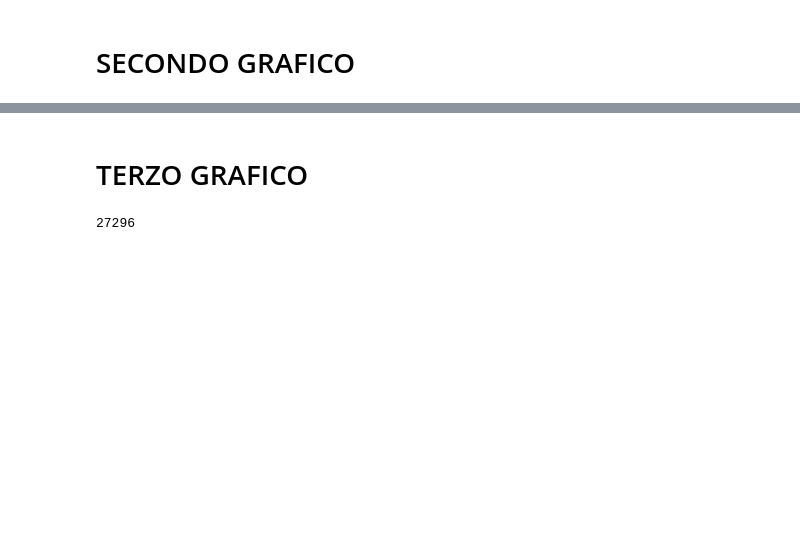
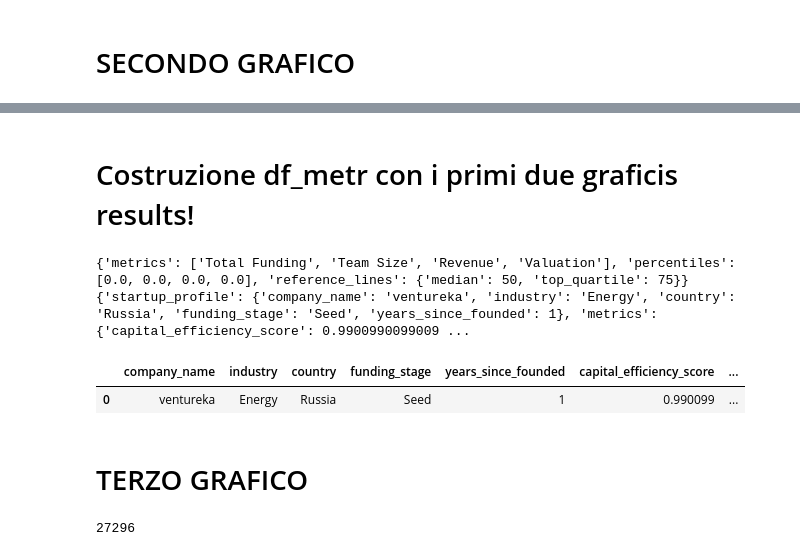
Before and after one commit to gcolle6/VentuReka, a Jupyter notebook: Pag Start-up_Percentile bars _ bullet chart.ipynb, the cells around one changed output, grey strips where cells are left out. Drawn from its saved outputs; the diff is of its cells as text; code cells hidden in the pictures; blank space fills up the shorter version.

```diff
--- a/Pag Start-up_Percentile bars _ bullet chart.ipynb
+++ b/Pag Start-up_Percentile bars _ bullet chart.ipynb
@@ -296,6 +296,7 @@ industry_group_map = {
     "investment banks": "FinTech",
     "accounting": "FinTech",
     "investments": "FinTech",
+    "venture capital": "FinTech",
 
     # Healthcare
     "healthcare": "Healthcare",
@@ -424,10 +425,7 @@ industry_group_map = {
     "nonprofit organizations": "Public",
     "non-profit organizations": "Public",
     "religious": "Public",
-    "public policy offices": "Public",
-
-    # Finance / Investment
-    "venture capital": "Finance",}
+    "public policy offices": "Public",}
 
 # -----------------------------
 # Apply mapping to df3
@@ -572,8 +570,6 @@ def compute_growth_expectation_index(df3, user_input):
     # rispetto alla distribuzione crescita attesa
     # -------------------------
 
-
-
     gei = percentileofscore(
         peers["employee_growth"],
         median_growth
@@ -588,8 +584,6 @@ def compute_growth_expectation_index(df3, user_input):
         "p75": float(peers["employee_growth"].quantile(0.75))
     }
 }
-
-
 
 # -----------------------------
 def compute_outcome_likelihood(df2, industry, funding_stage):
@@ -620,7 +614,11 @@ def compute_outcome_likelihood(df2, industry, funding_stage):
 # Build JSON finale per startup user
 # -----------------------------
 def build_startup_analysis_json(user_input, df2, df3, current_year=2026):
-    df2_ces, ces_value = compute_capital_efficiency(df2, user_input)
+    peer_subset = df2[
+    (df2["industry"] == user_input["industry"]) &
+    (df2["funding_stage"] == user_input["funding_stage"])
+]
+    df2_ces, ces_value = compute_capital_efficiency(peer_subset, user_input)
 
 
     user_years = current_year - user_input["year_founded"]
@@ -754,3 +752,11 @@ fig.update_layout(
 )
 
 fig.show()
+# %% [markdown]
+# Costruzione df_metr con i primi due graficis results!
+# %%
+print(percentile_json)
+print (startup_json)
+# %% [output]
+{'metrics': ['Total Funding', 'Team Size', 'Revenue', 'Valuation'], 'percentiles': [0.0, 0.0, 0.0, 0.0], 'reference_lines': {'median': 50, 'top_quartile': 75}}
+{'startup_profile': {'company_name': 'ventureka', 'industry': 'Energy', 'country': 'Russia', 'funding_stage': 'Seed', 'years_since_founded': 1}, 'metrics': {'capital_efficiency_score': 0.9900990099009 ...
@@ -757,3 +847,15 @@ fig.show()
+# %%
+source_df = pd.DataFrame([{
+    **user_input,
+    "percentile_json": percentile_json,
+    "startup_json": startup_json  # oppure "ces_gei": startup_json
+}])
+
+df_metr = build_df_metr(source_df)
+display(df_metr)
+# %% [output]
+|  | company_name | industry | country | funding_stage | years_since_founded | capital_efficiency_score | ... |
+| 0 | ventureka | Energy | Russia | Seed | 1 | 0.990099 | ... |
 # %% [markdown]
 # TERZO GRAFICO
 # %%
```
Also changed, not shown: parts of 18 cells of this notebook, 12 other files.
